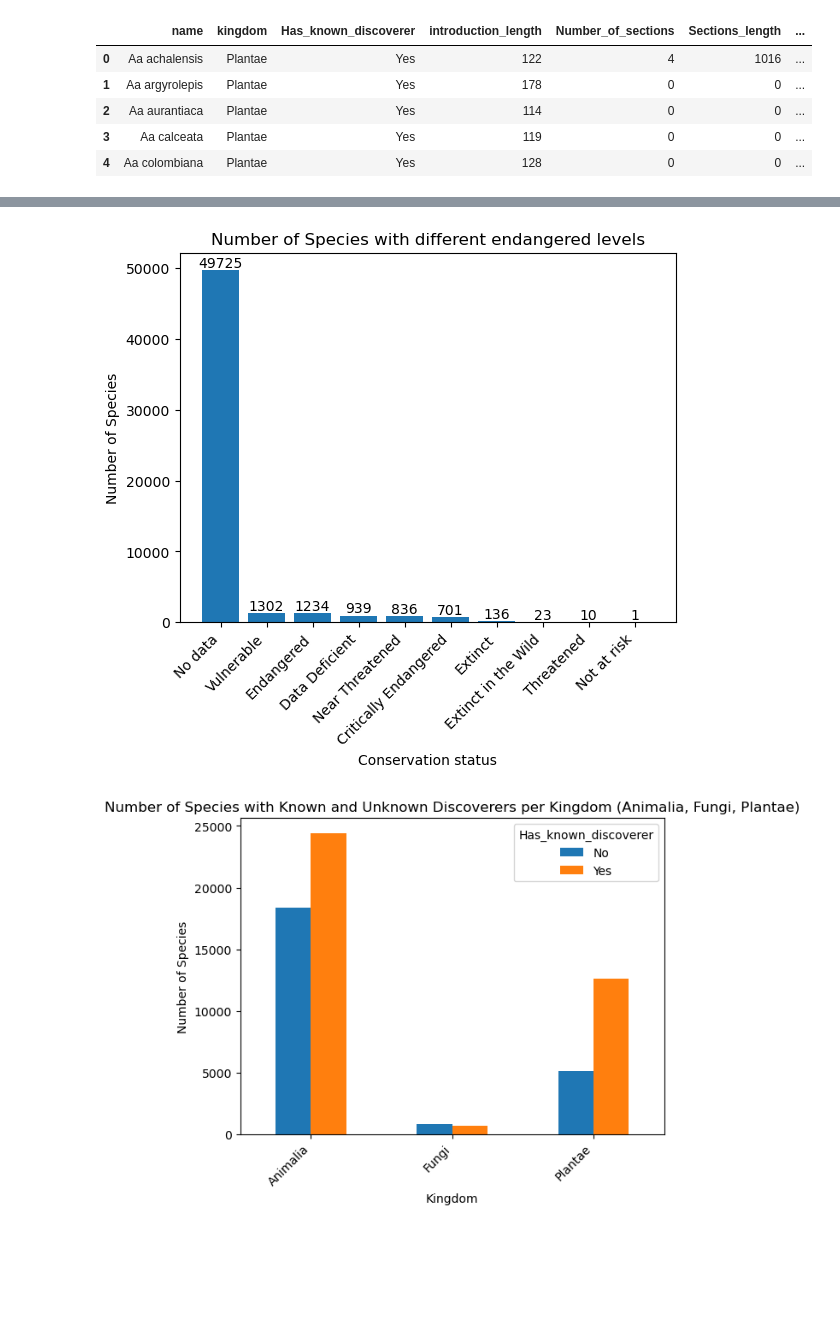
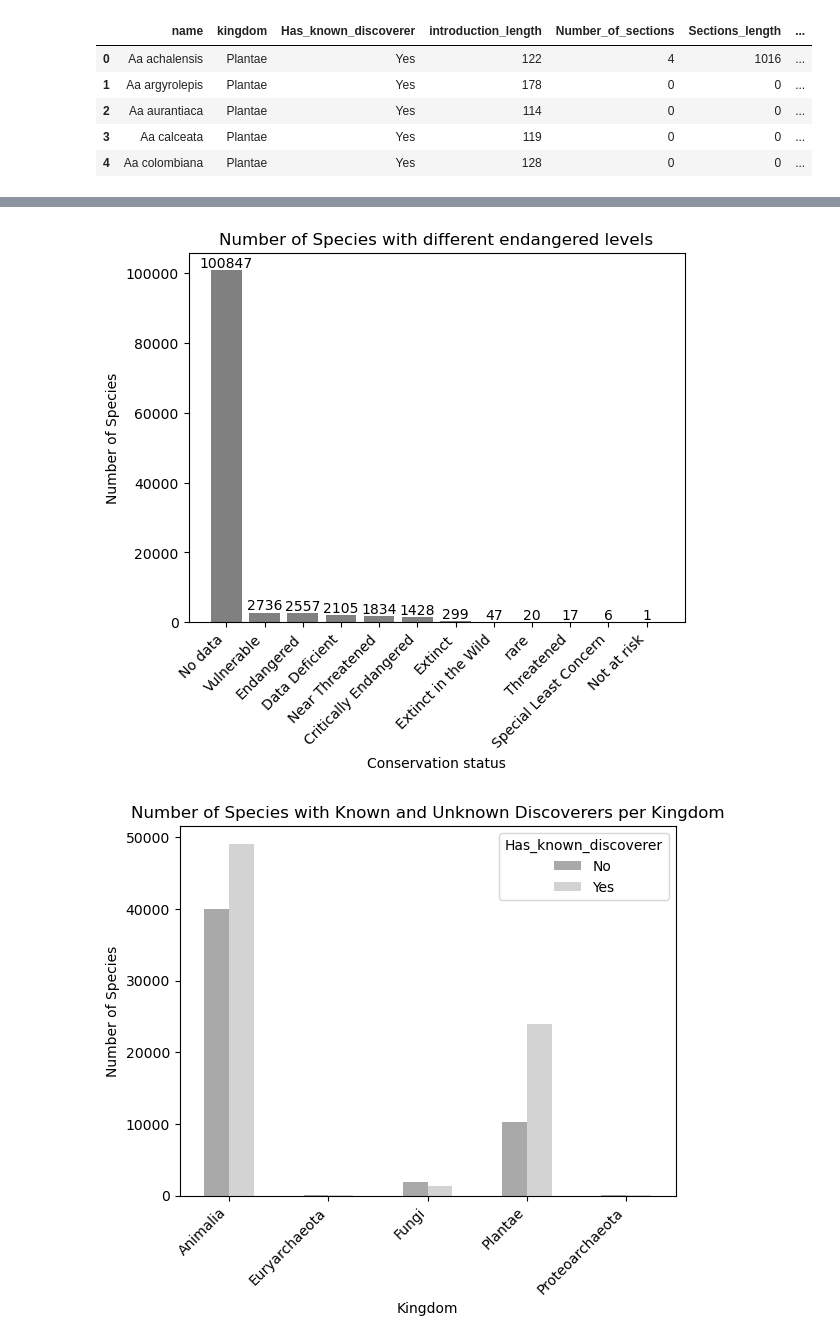
Before and after one commit to rodrigoesteves11/FEUP-PRI, a Jupyter notebook: Web-scrapping/dataCharacterization.ipynb, the cells around one changed output, grey strips where cells are left out. Cells and saved outputs as stored; diff of their text form; code cells hidden in the pictures; blank space fills up the shorter version.

```diff
--- a/Web-scrapping/dataCharacterization.ipynb
+++ b/Web-scrapping/dataCharacterization.ipynb
@@ -29,34 +29,34 @@ plt.savefig("Graphs/species_by_kingdom.pdf", format='pdf')
 # %%
-filtered_df = df[df['conservation_status'].isin(["No data", "Least concern", "Nature serve", "Vulnerable", "Endangered","Data Deficient", "Near Threatened", "Critically Endangered", "Extinct", "Extinct in the Wild", "Threatened","Not at risk"])]
+filtered_df = df[df['conservation_status'].isin(["No data", "Least concern", "Nature serve", "Vulnerable", "Endangered","Data Deficient", "Near Threatened", "Critically Endangered", "Extinct", "Extinct in the Wild", "Threatened","Not at risk", "Extinct in the wild", "Special Least Concern", "rare"])]
 
 conservation_counts = filtered_df['conservation_status'].value_counts() #change to DF in order to check results
 
 for index, value in enumerate(conservation_counts.values):
     plt.text(index, value + 0.1, str(value), ha='center', va='bottom')
 
-plt.bar(conservation_counts.index, conservation_counts.values)
+plt.bar(conservation_counts.index, conservation_counts.values, color='gray')
 plt.xlabel('Conservation status')
 plt.ylabel('Number of Species')
 plt.title('Number of Species with different endangered levels')
 plt.xticks(rotation=45, ha='right')
-plt.savefig("Graphs/species_conservation.pdf", format='pdf')
+plt.savefig("Graphs/species_conservation.pdf", format='pdf', bbox_inches='tight')
 # %% [output]
-[figure, old version]
+[figure, new version]
 # %%
-filtered_df = df[df['kingdom'].isin(["Animalia", "Fungi", "Plantae"])]
+filtered_df = df[df['kingdom'].isin(["Animalia", "Fungi", "Plantae","Euryarchaeota","Proteoarchaeota"])]
 
 grouped_data = filtered_df.groupby(['kingdom', 'Has_known_discoverer']).size().unstack(fill_value=0)
 
-grouped_data.plot(kind='bar', stacked=False)
+grouped_data.plot(kind='bar', stacked=False, color=['darkgray', 'lightgray'])
 plt.xlabel('Kingdom')
 plt.ylabel('Number of Species')
-plt.title('Number of Species with Known and Unknown Discoverers per Kingdom (Animalia, Fungi, Plantae)')
+plt.title('Number of Species with Known and Unknown Discoverers per Kingdom')
 plt.xticks(rotation=45, ha='right')
 
 
 plt.savefig("Graphs/kingdom_known_discoverer.pdf", format='pdf', bbox_inches='tight')
 # %% [output]
-[figure, old version]
+[figure, new version]
 # %%
 bins = [0, 1, 2, 3, 4, 5, 6, 7, 8, 9, 10, 20, 30, 40, 50]
 labels = ['0', '1', '2', '3', '4', '5', '6', '7', '8', '9', '10', '10-50', '20-30', '30-40']
```
Also changed, not shown: parts of 4 cells of this notebook, 9 other files.
